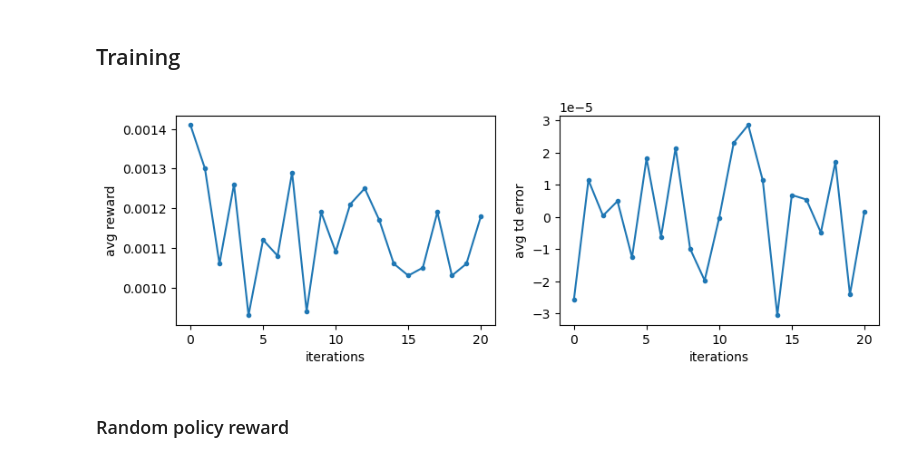
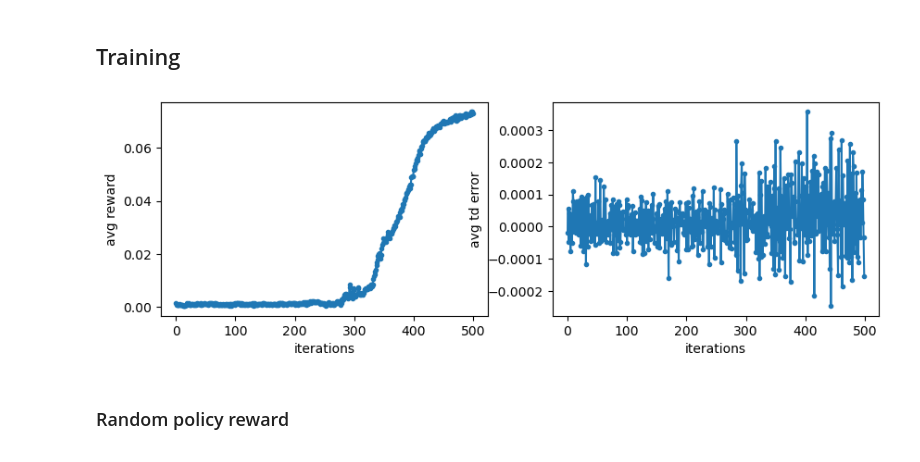
Before and after one commit to AlbertoSinigaglia/snake-reinforcement-learning, a Jupyter notebook: code_refactor/main.ipynb, the cells around one changed output. Drawn from its saved outputs; the diff is of its cells as text; code cells hidden in the pictures.

Commit message:
learned 20x20 and 17x17 with walls

```diff
--- a/code_refactor/main.ipynb
+++ b/code_refactor/main.ipynb
@@ -14,13 +14,13 @@ random.seed(0)
 np.random.seed(0)
 tf.random.set_seed(0)
 # %%
-LOAD_FROM_MEMORY = False
+LOAD_FROM_MEMORY = True
 # %% [markdown]
 ## Environment definition
 # %%
 %matplotlib inline
 def get_env(n=1000):
-    return OriginalSnakeEnvironment(n, 20)
+    return Walls17x17SnakeEnvironment(n)
 env_ = get_env()
 GAMMA = .9
 ITERATIONS = 10000
@@ -75,7 +75,7 @@ agent, value, avg_rewards = load_models(env_, folder_name=MODELS_PREFIX if LOAD_
 # %%
 avg_td_error = []
 # %%
-optimizer_value = K.optimizers.Adam(1e-3)
+optimizer_value = K.optimizers.Adam(1e-4)
 optimizer_agent = K.optimizers.Adam(1e-5)
 # %%
 eligibility_trace_agent = [tf.zeros_like(layer) for layer in agent.trainable_weights]
@@ -83,7 +83,7 @@ eligibility_trace_value = [tf.zeros_like(layer) for layer in value.trainable_wei
 # %%
 %matplotlib inline
 next_reset = 2
-for iteration in trange(ITERATIONS):
+for iteration in trange(ITERATIONS*5):
     state = env_.to_state()
     with tf.GradientTape(persistent=True) as tape:
         original_probs = agent(state)
@@ -119,34 +119,34 @@ for iteration in trange(ITERATIONS):
                                    zip(eligibility_trace_value, gradient_value)]
         optimizer_value.apply_gradients(zip(eligibility_trace_value, value.trainable_weights))
         optimizer_agent.apply_gradients(zip(eligibility_trace_agent, agent.trainable_weights))
     else:
         optimizer_value.apply_gradients(zip(gradient_value, value.trainable_weights))
         optimizer_agent.apply_gradients(zip(gradient_agent, agent.trainable_weights))
 
     # every N iterations, plot the avg reward of each chunk of 100 iterations, and save the models
     N = 100
     if len(avg_rewards) % N == 0 and len(avg_rewards) > 0:
         # clear output
         clear_output(wait=True)
         # plot
         points_r = np.array(avg_rewards).reshape((-1, N)).mean(axis=-1)
         points_t = np.array(avg_td_error).reshape((-1, N)).mean(axis=-1) * -1
         fig, axs = plt.subplots(1,2, figsize=(10,3))
         axs[0].plot(points_r, marker=".")
         axs[0].set_xlabel("iterations")
         axs[0].set_ylabel("avg reward")
         axs[1].plot(points_t, marker=".")
         axs[1].set_xlabel("iterations")
         axs[1].set_ylabel("avg td error")
 
         plt.show()
         # save
         with open(f"{MODELS_PREFIX}/training.txt", "w+") as file:
             json.dump(np.array(avg_rewards).tolist(), file)
         agent.save_weights(f"{MODELS_PREFIX}/agent")
         value.save_weights(f"{MODELS_PREFIX}/value")
 # %% [output]
-[figure, old version]
+[figure, new version]
 # %% [markdown]
  ### Random policy reward
 # %%
```
Also changed, not shown: parts of 2 cells of this notebook, 11 other files.
